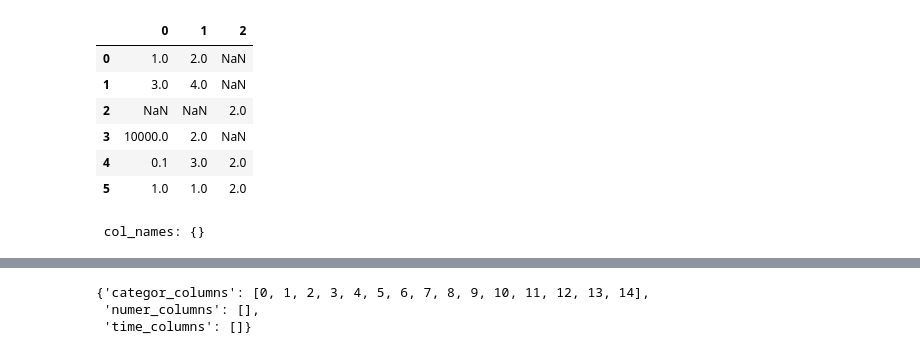
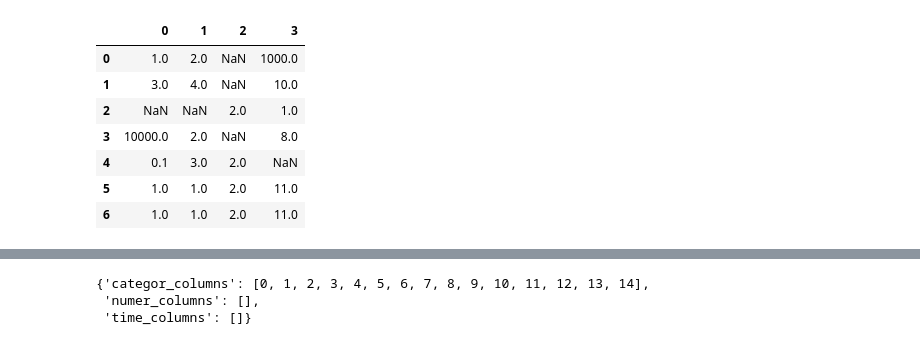
Before and after one commit to Dezzmanster/AML_Risk, a Jupyter notebook: preprocessor/example.ipynb, the cells around one changed output, grey strips where cells are left out. Drawn from its saved outputs; the diff is of its cells as text; code cells hidden in the pictures.

```diff
--- a/preprocessor/example.ipynb
+++ b/preprocessor/example.ipynb
@@ -89,18 +67,12 @@ dict['datasets'] = [dict['datasets'][i].drop(dict['name_dropped_columns'][i], ax
 # %%
-X=pd.DataFrame([[1,2, np.nan], [3,4, np.nan], [np.nan, np.nan, 2], [10000, 2, np.nan], [0.1, 3,2], [1,1,2]])
+X=pd.DataFrame([[1,2, np.nan, 1000], [3,4, np.nan, 10], [np.nan, np.nan, 2, 1], [10000, 2, np.nan, 8], [0.1, 3,2], [1,1,2, 11], [1,1,2, 11]])
 X
 # %% [output]
-|  | 0 | 1 | 2 |
-| 0 | 1.0 | 2.0 | NaN |
-| 1 | 3.0 | 4.0 | NaN |
-| 2 | NaN | NaN | 2.0 |
-| 3 | 10000.0 | 2.0 | NaN |
-| 4 | 0.1 | 3.0 | 2.0 |
-| 5 | 1.0 | 1.0 | 2.0 |
+|  | 0 | 1 | 2 | 3 |
+| 0 | 1.0 | 2.0 | NaN | 1000.0 |
+| 1 | 3.0 | 4.0 | NaN | 10.0 |
+| 2 | NaN | NaN | 2.0 | 1.0 |
+| 3 | 10000.0 | 2.0 | NaN | 8.0 |
+| 4 | 0.1 | 3.0 | 2.0 | NaN |
+| 5 | 1.0 | 1.0 | 2.0 | 11.0 |
+| 6 | 1.0 | 1.0 | 2.0 | 11.0 |
-# %%
-emptyelim = EmptyElim(n_jobs = -1,
-                      chunks = None,
-                      )
-emptyelim.fit(X)
-# %% [output]
- col_names: {}
```
Also changed, not shown: parts of 41 cells of this notebook, 2 other files.
